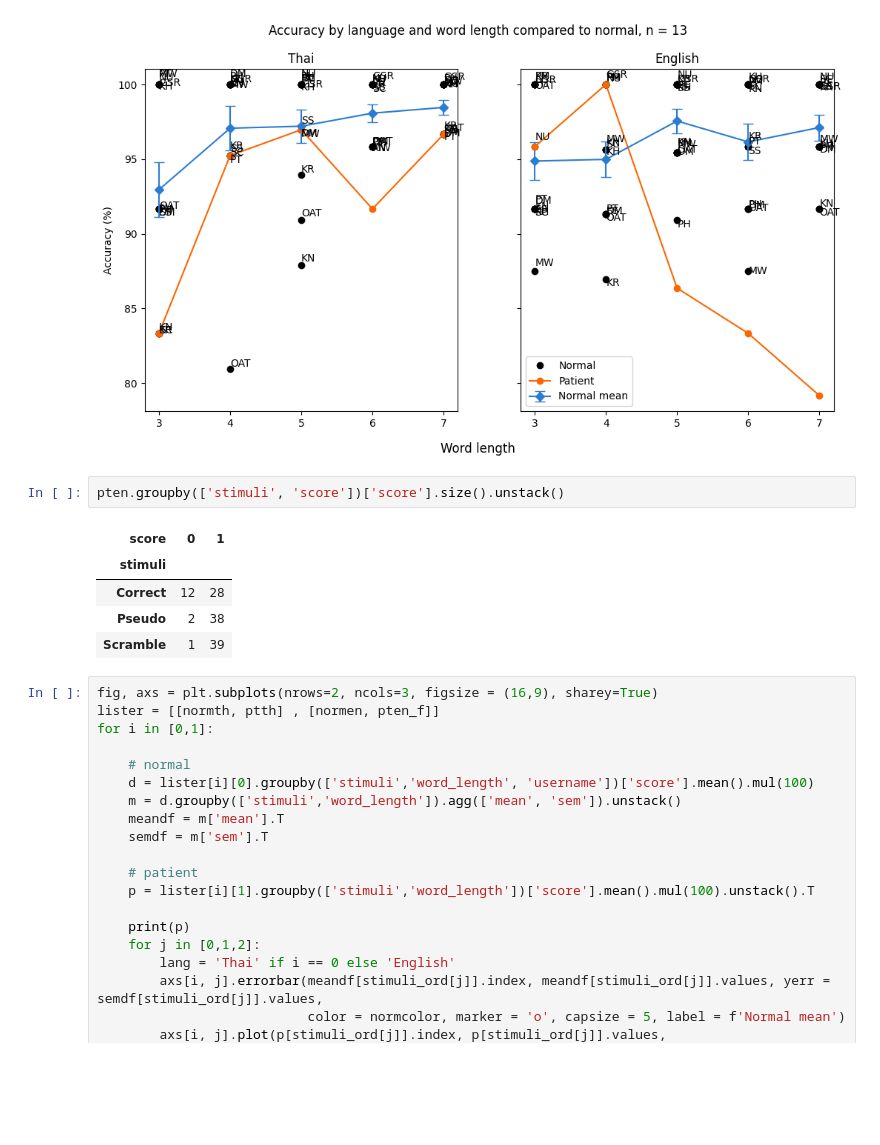
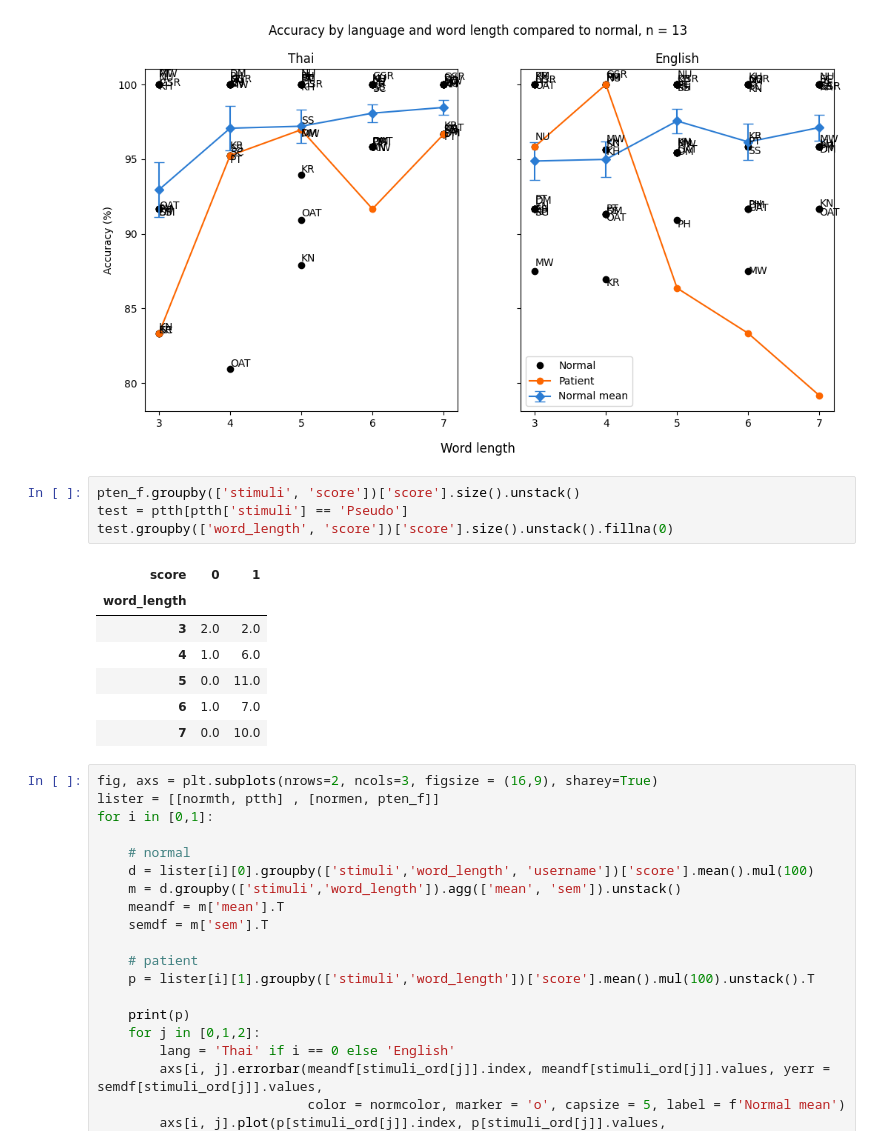
Before and after one commit to Plausma/Dyslexia, a Jupyter notebook: task 2 edit.ipynb, the cells around one changed output. Drawn from its saved outputs; the diff is of its cells as text; blank space fills up the shorter version.

```diff
--- a/task 2 edit.ipynb
+++ b/task 2 edit.ipynb
@@ -276,14 +276,18 @@ legend_unique()
 # plt.savefig("./figure/norm/II norm accu by wordlen and lang.png")
 # %% [output]
 [figure]
-# %%
-pten.groupby(['stimuli', 'score'])['score'].size().unstack()
-# %% [output]
-| score | 0 | 1 |
-| stimuli |  |  |
-| Correct | 12 | 28 |
-| Pseudo | 2 | 38 |
-| Scramble | 1 | 39 |
+# %%
+pten_f.groupby(['stimuli', 'score'])['score'].size().unstack()
+test = ptth[ptth['stimuli'] == 'Pseudo']
+test.groupby(['word_length', 'score'])['score'].size().unstack().fillna(0)
+# %% [output]
+| score | 0 | 1 |
+| word_length |  |  |
+| 3 | 2.0 | 2.0 |
+| 4 | 1.0 | 6.0 |
+| 5 | 0.0 | 11.0 |
+| 6 | 1.0 | 7.0 |
+| 7 | 0.0 | 10.0 |
 # %%
 fig, axs = plt.subplots(nrows=2, ncols=3, figsize = (16,9), sharey=True)
 lister = [[normth, ptth] , [normen, pten_f]]
```
Also changed, not shown: parts of 5 cells of this notebook, 2 other files.
